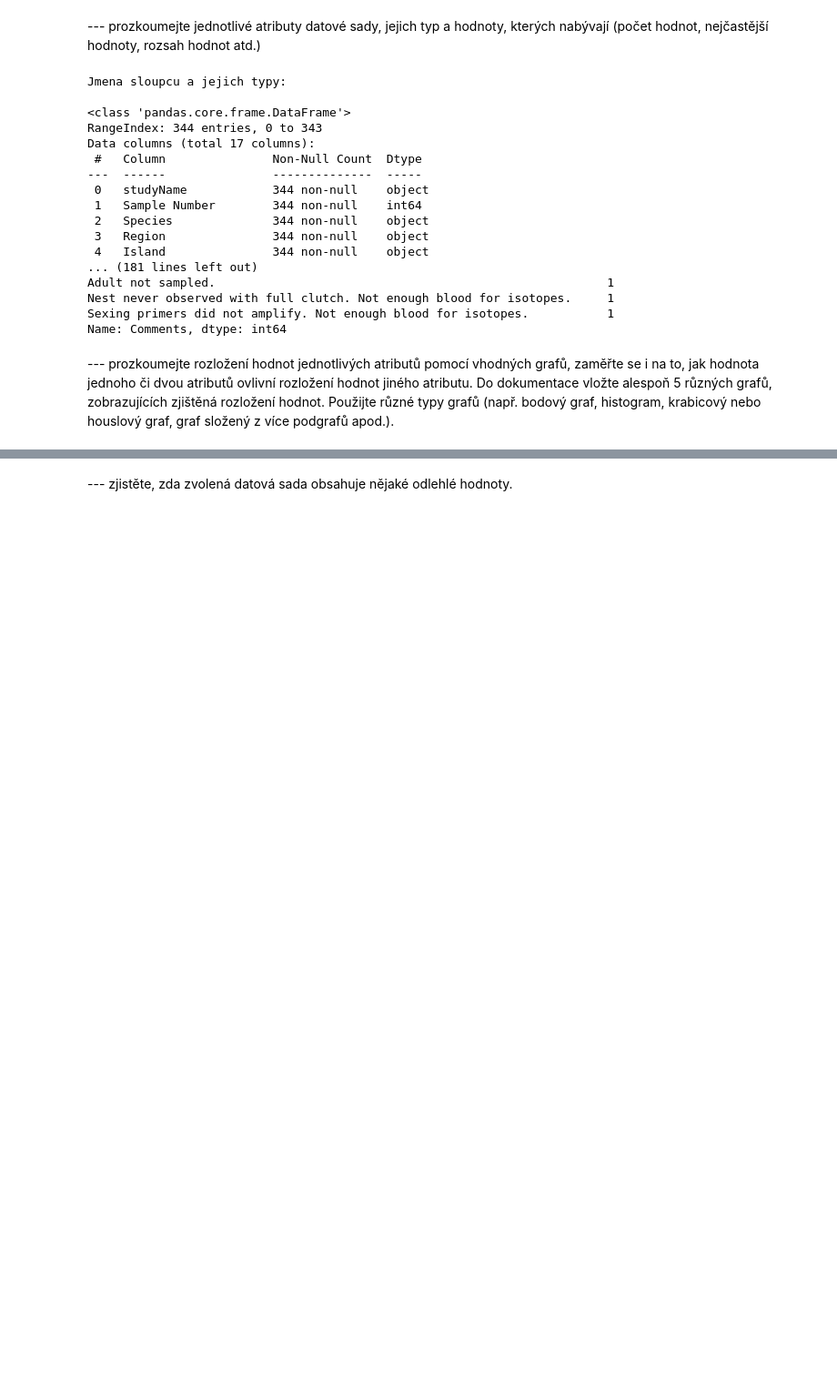
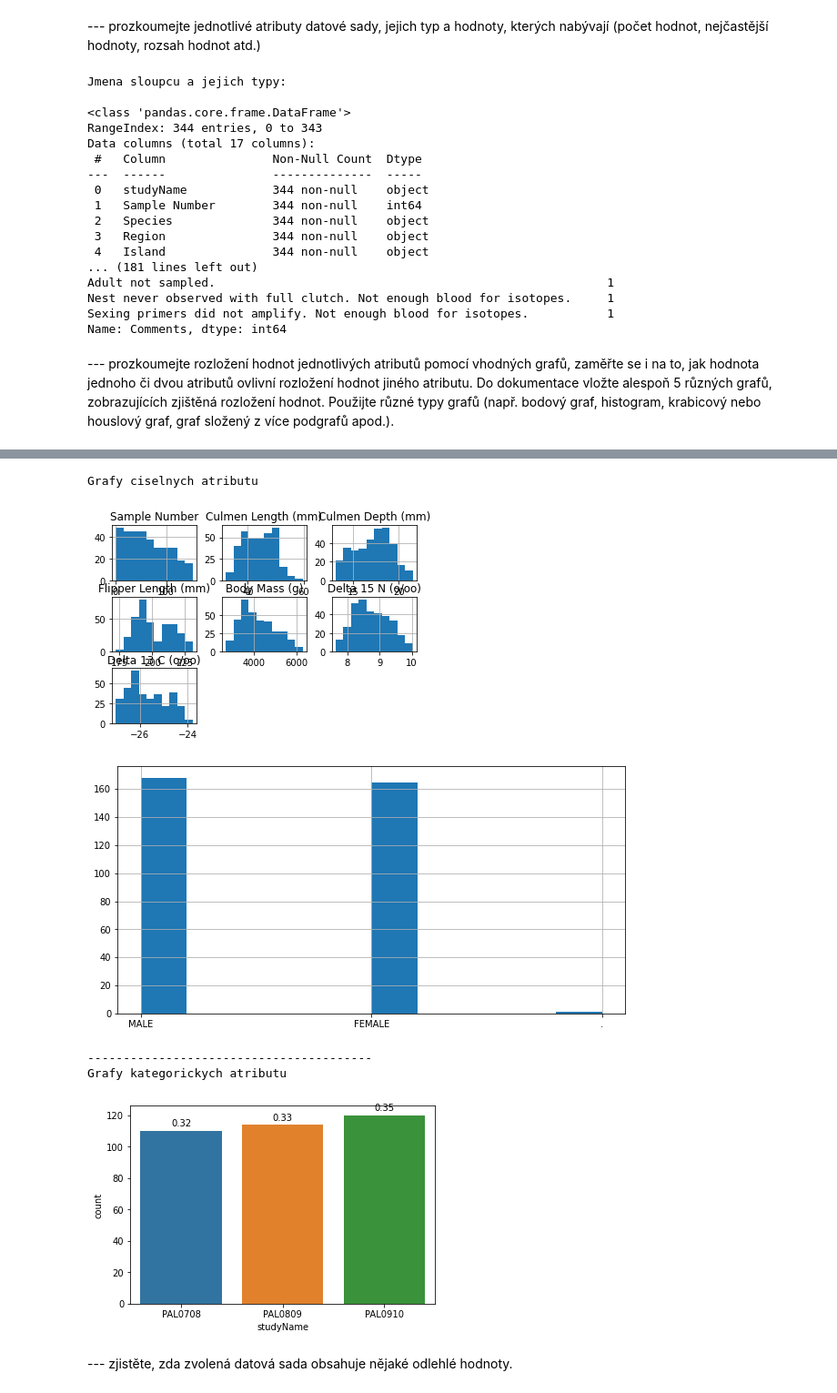
Before and after one commit to xgross11/UPA2_projekt, a Jupyter notebook: explor_analysis.ipynb, the cells around one changed output, grey strips where cells are left out. Shown at 91% size. Saved outputs shown, nothing was run; the diff lists cells and outputs as text; code cells hidden in the pictures; blank space fills up the shorter version.

```diff
--- a/explor_analysis.ipynb
+++ b/explor_analysis.ipynb
@@ -131,0 +75,33 @@ Grafy kategorickych atributu
+# %%
+#TODO doplnit grafy-kombinace atributu, nevim si rady jak je nakombinovat do cca 5 grafu
+#pro ciselne krabicove nebo histogram
+
+# Culmen Length vs depth for each species
+fig = px.scatter(
+    penguins,
+    x='Culmen Length (mm)',
+    y='Culmen Depth (mm)',
+    color = 'Species',
+    #size='Body Mass (g)',
+    #hover_data=['Flipper Length (mm)']
+)
+fig.show()
+
+print("Grafy ciselnych atributu\n")
+penguins.hist()
+plt.show()
+
+penguins.Sex.hist(figsize=(10,5))
+plt.show()
+
+print("\n----------------------------------------\nGrafy kategorickych atributu\n")
+ax = sns.countplot(x = 'studyName',data = penguins)
+total = float(len(penguins))
+for p in ax.patches:
+    height = p.get_height()
+    ax.text(p.get_x()+p.get_width()/2.,
+            height + 3,
+            '{:1.2f}'.format(height/total),
+            ha="center")
+plt.show()
+# %% [output]
@@ -132,3 +109,9 @@ Grafy kategorickych atributu
+Grafy ciselnych atributu
+[figure, added]
+[figure, added]
+----------------------------------------
+Grafy kategorickych atributu
+[figure, added]
 # %% [markdown]
 --- zjistěte, zda zvolená datová sada obsahuje nějaké odlehlé hodnoty.
 # %%
```
Also changed, not shown: parts of 10 cells of this notebook.
